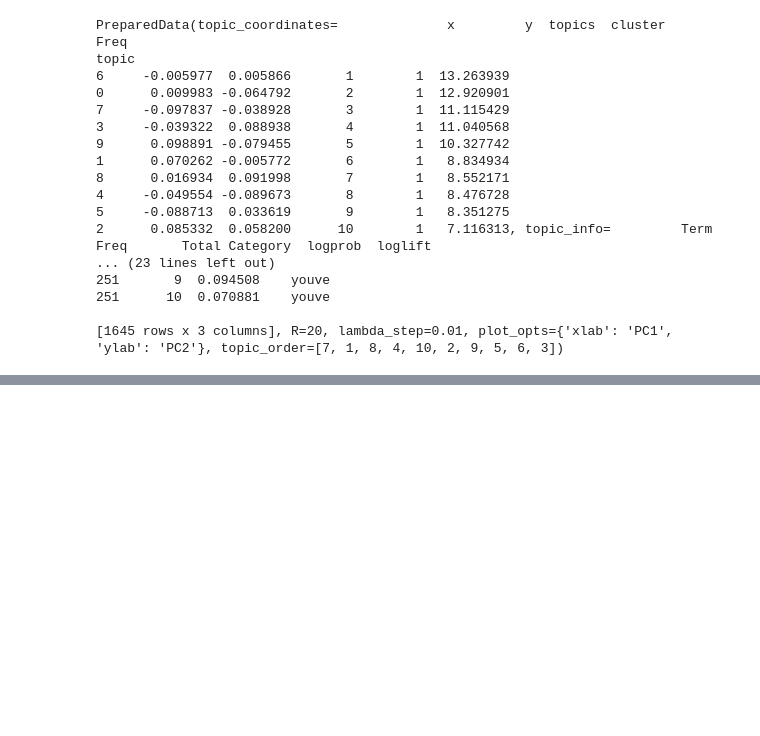
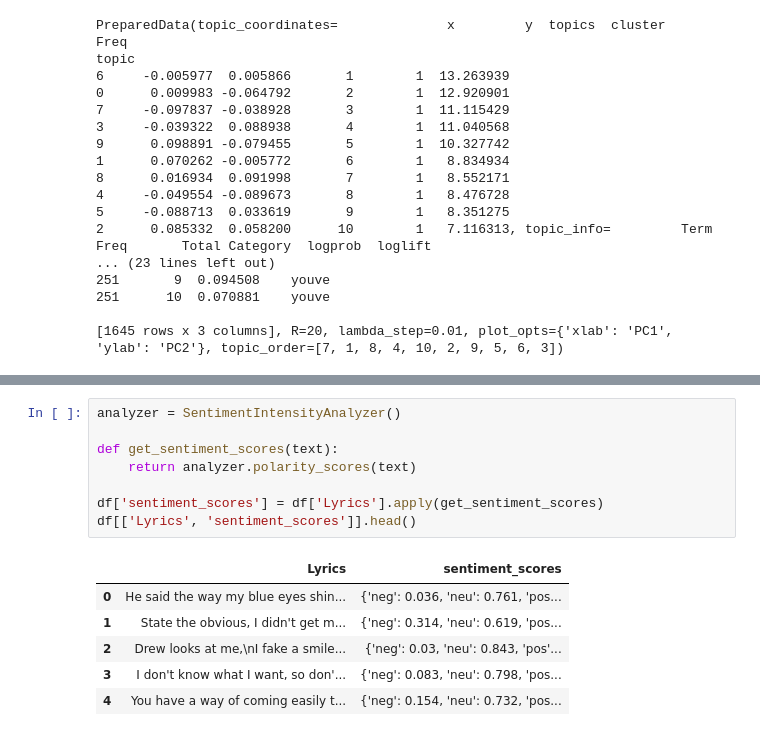
Before and after one commit to Sigurd-RW/lis4693, a Jupyter notebook: final project/Final_Project.ipynb, the cells around one changed output, grey strips where cells are left out. Drawn from its saved outputs; the diff is of its cells as text; blank space fills up the shorter version.

```diff
--- a/final project/Final_Project.ipynb
+++ b/final project/Final_Project.ipynb
@@ -314,0 +326,15 @@ topic
+# %%
+analyzer = SentimentIntensityAnalyzer()
+
+def get_sentiment_scores(text):
+    return analyzer.polarity_scores(text)
+
+df['sentiment_scores'] = df['Lyrics'].apply(get_sentiment_scores)
+df[['Lyrics', 'sentiment_scores']].head()
+# %% [output]
+|  | Lyrics | sentiment_scores |
+| 0 | He said the way my blue eyes shin... | {'neg': 0.036, 'neu': 0.761, 'pos... |
+| 1 | State the obvious, I didn't get m... | {'neg': 0.314, 'neu': 0.619, 'pos... |
+| 2 | Drew looks at me,\nI fake a smile... | {'neg': 0.03, 'neu': 0.843, 'pos'... |
+| 3 | I don't know what I want, so don'... | {'neg': 0.083, 'neu': 0.798, 'pos... |
+| 4 | You have a way of coming easily t... | {'neg': 0.154, 'neu': 0.732, 'pos... |
```
Also changed, not shown: parts of 4 cells of this notebook.
